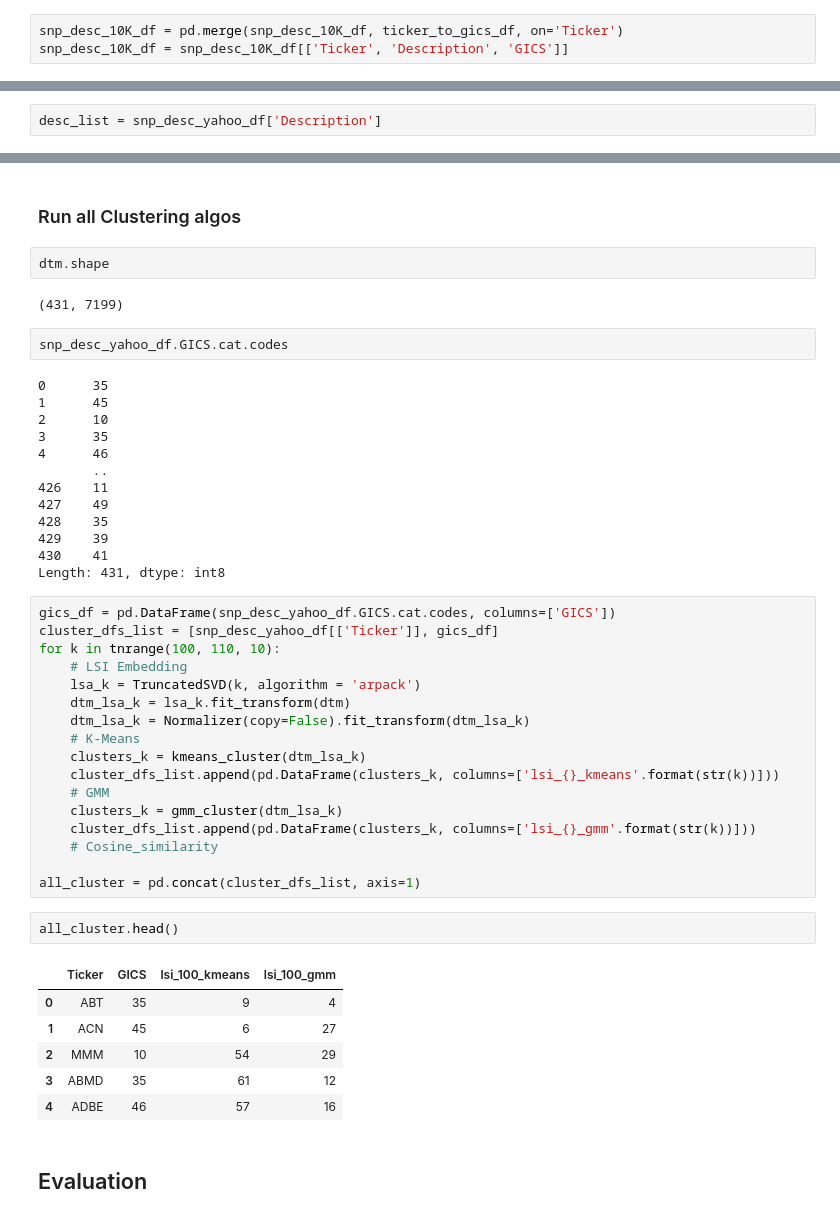
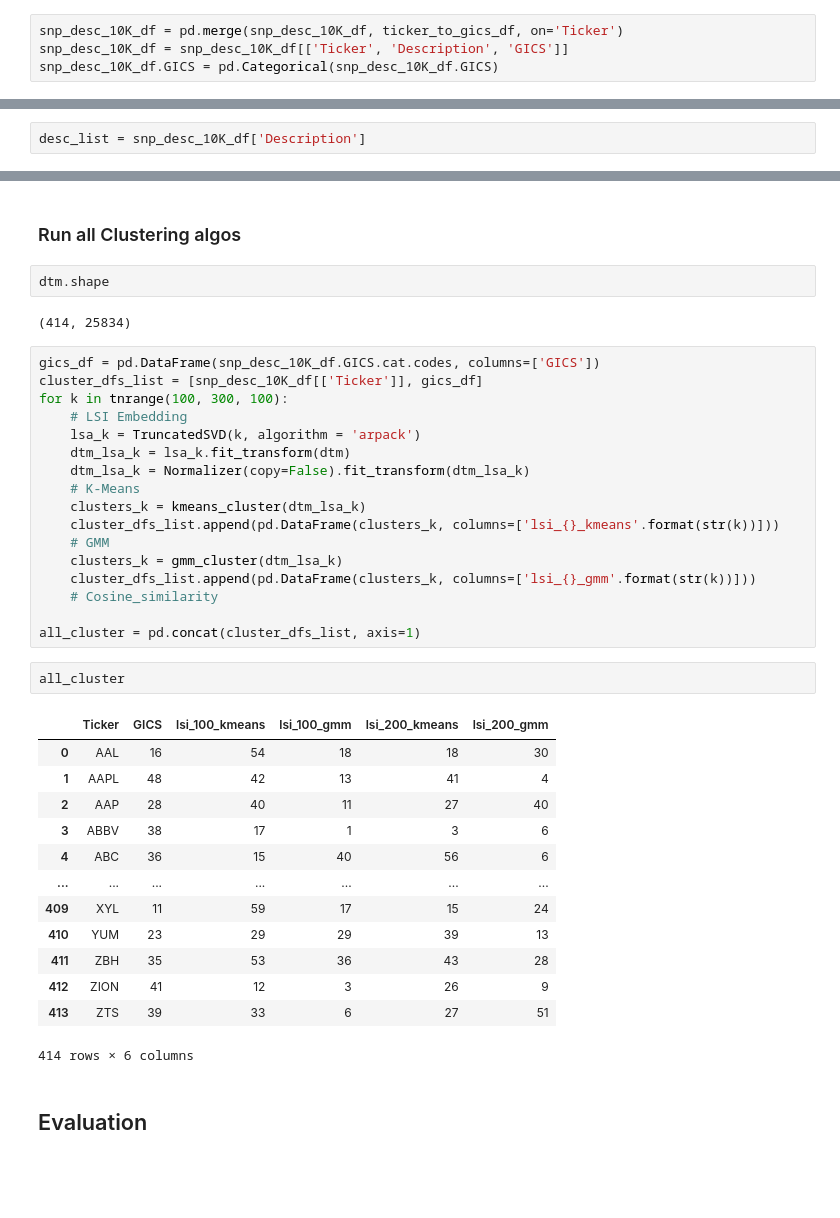
Before and after one commit to Sivalavida/Text-based-Industry-Classification, a Jupyter notebook: LSI Word Embedding.ipynb, the cells around one changed output, grey strips where cells are left out. Cells and saved outputs as stored; diff of their text form; blank space fills up the shorter version.

```diff
--- a/LSI Word Embedding.ipynb
+++ b/LSI Word Embedding.ipynb
@@ -67,6 +67,7 @@ snp_desc_10K_df = pd.read_pickle('data_out/snp_desc_10K.pkl')
 # %%
 snp_desc_10K_df = pd.merge(snp_desc_10K_df, ticker_to_gics_df, on='Ticker')
 snp_desc_10K_df = snp_desc_10K_df[['Ticker', 'Description', 'GICS']]
+snp_desc_10K_df.GICS = pd.Categorical(snp_desc_10K_df.GICS)
 # %%
 snp_desc_10K_df
 # %% [output]
@@ -125,5 +174,5 @@ snp_desc_yahoo_df.iloc[1].Description
 # %%
-desc_list = snp_desc_yahoo_df['Description']
+desc_list = snp_desc_10K_df['Description']
 # %% [markdown]
 ##### Pre Processing
 # %%
@@ -333,26 +361,11 @@ list(filter(t,cluster_corrs))
 # %%
 dtm.shape
 # %% [output]
-(431, 7199)
+(414, 25834)
-# %%
-snp_desc_yahoo_df.GICS.cat.codes
-# %% [output]
-0      35
-1      45
-2      10
-3      35
-4      46
-       ..
-426    11
-427    49
-428    35
-429    39
-430    41
-Length: 431, dtype: int8
 # %%
-gics_df = pd.DataFrame(snp_desc_yahoo_df.GICS.cat.codes, columns=['GICS'])
-cluster_dfs_list = [snp_desc_yahoo_df[['Ticker']], gics_df]
-for k in tnrange(100, 110, 10):
+gics_df = pd.DataFrame(snp_desc_10K_df.GICS.cat.codes, columns=['GICS'])
+cluster_dfs_list = [snp_desc_10K_df[['Ticker']], gics_df]
+for k in tnrange(100, 300, 100):
     # LSI Embedding
     lsa_k = TruncatedSVD(k, algorithm = 'arpack')
     dtm_lsa_k = lsa_k.fit_transform(dtm)
@@ -367,14 +380,21 @@ for k in tnrange(100, 110, 10):
 
 all_cluster = pd.concat(cluster_dfs_list, axis=1)
 # %%
-all_cluster.head()
+all_cluster
 # %% [output]
-|  | Ticker | GICS | lsi_100_kmeans | lsi_100_gmm |
-| 0 | ABT | 35 | 9 | 4 |
-| 1 | ACN | 45 | 6 | 27 |
-| 2 | MMM | 10 | 54 | 29 |
-| 3 | ABMD | 35 | 61 | 12 |
-| 4 | ADBE | 46 | 57 | 16 |
+|  | Ticker | GICS | lsi_100_kmeans | lsi_100_gmm | lsi_200_kmeans | lsi_200_gmm |
+| 0 | AAL | 16 | 54 | 18 | 18 | 30 |
+| 1 | AAPL | 48 | 42 | 13 | 41 | 4 |
+| 2 | AAP | 28 | 40 | 11 | 27 | 40 |
+| 3 | ABBV | 38 | 17 | 1 | 3 | 6 |
+| 4 | ABC | 36 | 15 | 40 | 56 | 6 |
+| ... | ... | ... | ... | ... | ... | ... |
+| 409 | XYL | 11 | 59 | 17 | 15 | 24 |
+| 410 | YUM | 23 | 29 | 29 | 39 | 13 |
+| 411 | ZBH | 35 | 53 | 36 | 43 | 28 |
+| 412 | ZION | 41 | 12 | 3 | 26 | 9 |
+| 413 | ZTS | 39 | 33 | 6 | 27 | 51 |
+414 rows × 6 columns
 # %% [markdown]
 ## Evaluation
 # %% [markdown]
```
Also changed, not shown: parts of 31 cells of this notebook, 10 other files.
